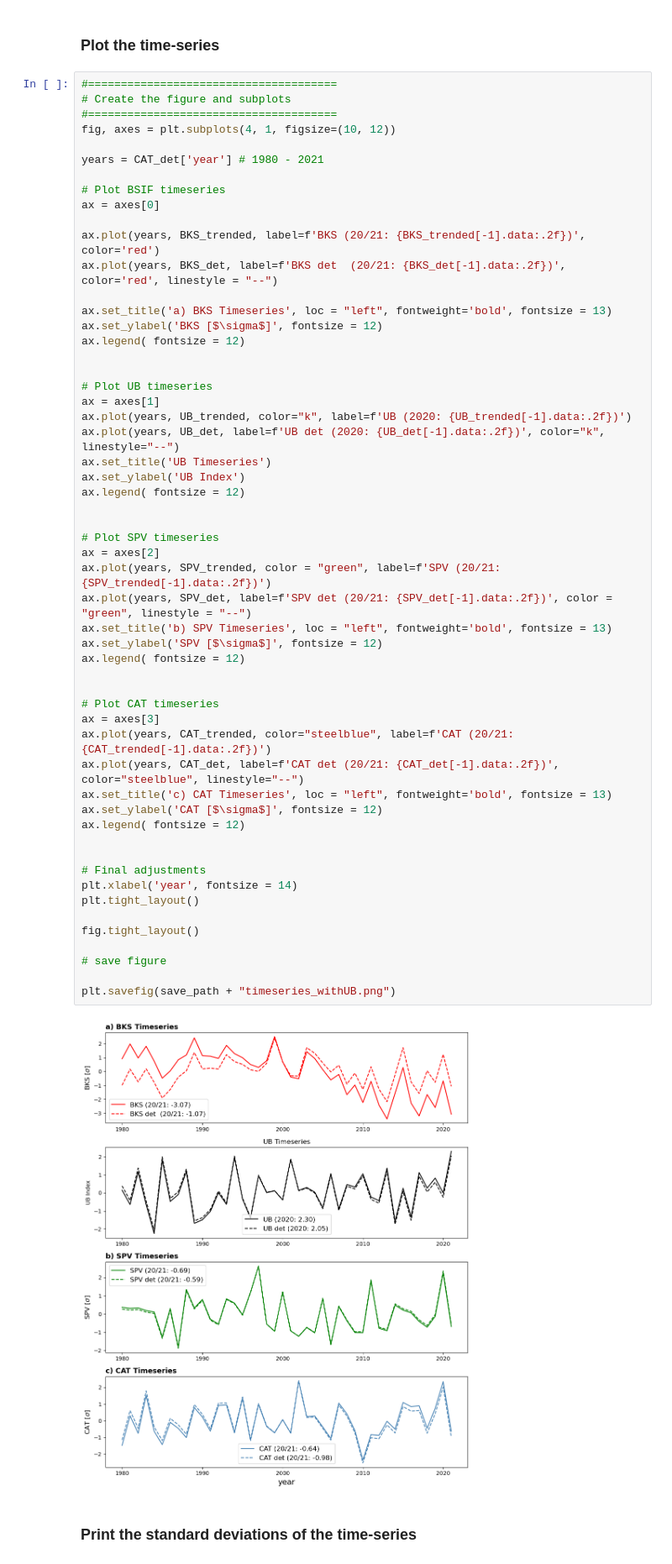
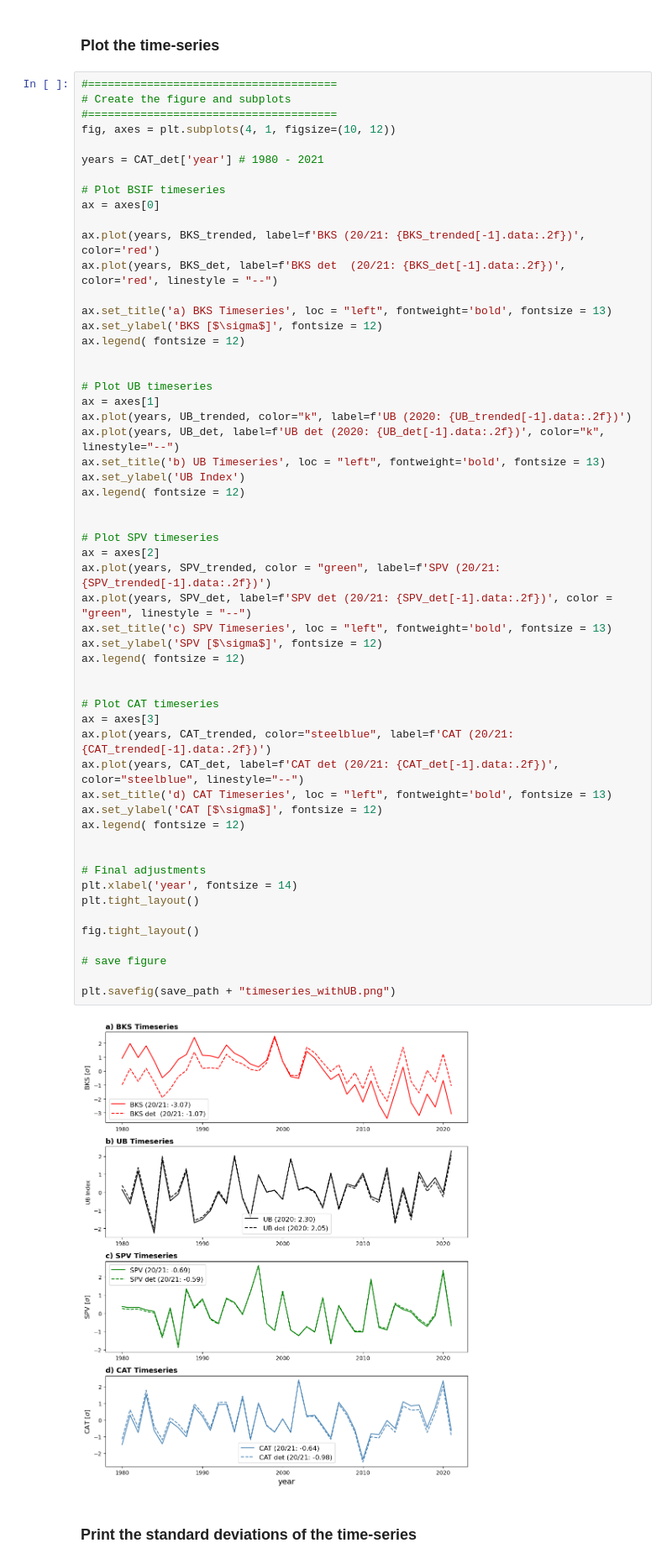
Before and after one commit to marlenek13/2024_Cosford_etal, a Jupyter notebook: causal_MLR_analysis.ipynb, the cells around one changed output. Shown: that part at 84% size. Saved outputs shown, nothing was run; the diff lists cells and outputs as text.

Commit message:
labels in time series figure corrected

```diff
--- a/causal_MLR_analysis.ipynb
+++ b/causal_MLR_analysis.ipynb
@@ -228,40 +228,40 @@ ax.legend( fontsize = 12)
 ax = axes[1]
 ax.plot(years, UB_trended, color="k", label=f'UB (2020: {UB_trended[-1].data:.2f})')
 ax.plot(years, UB_det, label=f'UB det (2020: {UB_det[-1].data:.2f})', color="k", linestyle="--")
-ax.set_title('UB Timeseries')
+ax.set_title('b) UB Timeseries', loc = "left", fontweight='bold', fontsize = 13)
 ax.set_ylabel('UB Index')
 ax.legend( fontsize = 12)
 
 
 # Plot SPV timeseries
 ax = axes[2]
 ax.plot(years, SPV_trended, color = "green", label=f'SPV (20/21: {SPV_trended[-1].data:.2f})')
 ax.plot(years, SPV_det, label=f'SPV det (20/21: {SPV_det[-1].data:.2f})', color = "green", linestyle = "--")
-ax.set_title('b) SPV Timeseries', loc = "left", fontweight='bold', fontsize = 13)
+ax.set_title('c) SPV Timeseries', loc = "left", fontweight='bold', fontsize = 13)
 ax.set_ylabel('SPV [$\sigma$]', fontsize = 12)
 ax.legend( fontsize = 12)
 
 
 # Plot CAT timeseries
 ax = axes[3]
 ax.plot(years, CAT_trended, color="steelblue", label=f'CAT (20/21: {CAT_trended[-1].data:.2f})')
 ax.plot(years, CAT_det, label=f'CAT det (20/21: {CAT_det[-1].data:.2f})', color="steelblue", linestyle="--")
-ax.set_title('c) CAT Timeseries', loc = "left", fontweight='bold', fontsize = 13)
+ax.set_title('d) CAT Timeseries', loc = "left", fontweight='bold', fontsize = 13)
 ax.set_ylabel('CAT [$\sigma$]', fontsize = 12)
 ax.legend( fontsize = 12)
 
 
 # Final adjustments
 plt.xlabel('year', fontsize = 14)
 plt.tight_layout()
 
 fig.tight_layout()
 
 # save figure
 
 plt.savefig(save_path + "timeseries_withUB.png")
 # %% [output]
-[figure, old version]
+[figure, new version]
 # %% [markdown]
 ### Print the standard deviations of the time-series
 # %%
```
Also changed, not shown: 1 other file.
